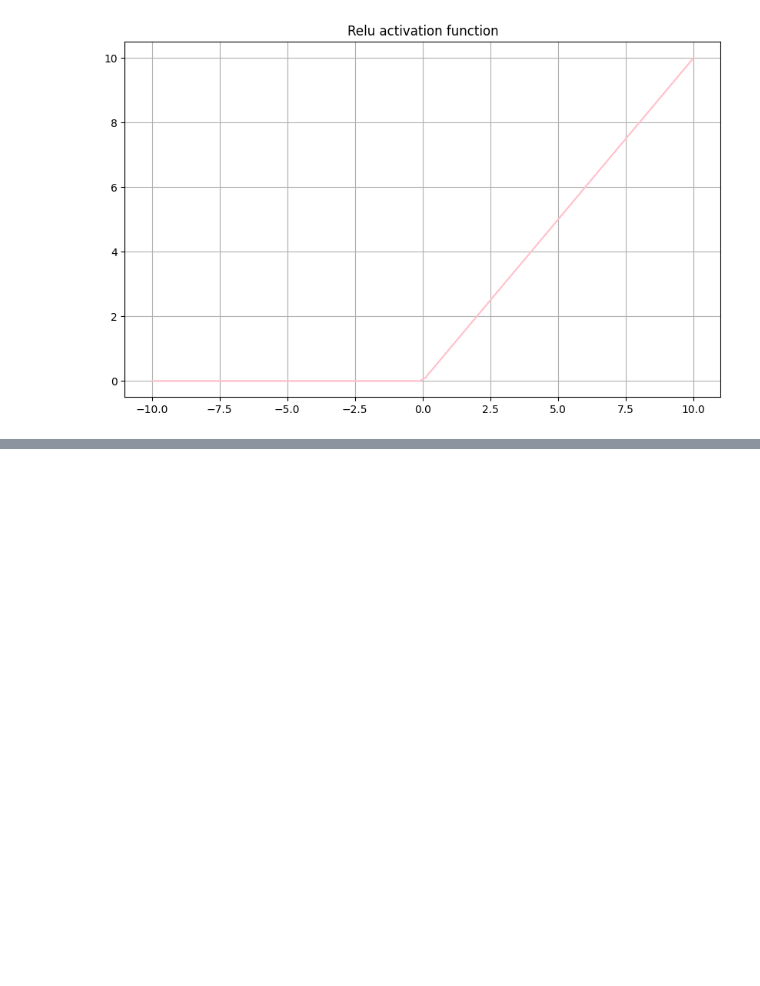
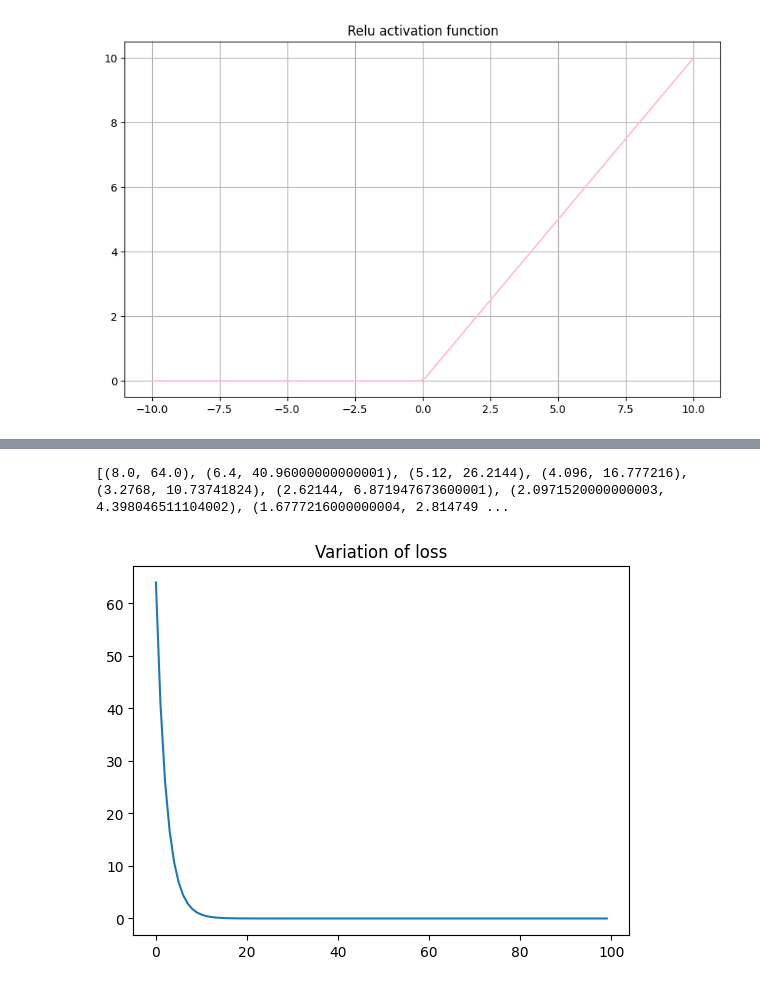
Before and after one commit to sevenweeks-07/NLP, a Jupyter notebook: deep_neural_nets.ipynb, the cells around one changed output, grey strips where cells are left out. Cells and saved outputs as stored; diff of their text form; code cells hidden in the pictures; blank space fills up the shorter version.

```diff
--- a/deep_neural_nets.ipynb
+++ b/deep_neural_nets.ipynb
@@ -80 +80,37 @@ Text(0.5, 1.0, 'Softmax activation function')
 [figure]
+# %%
+def loss_function(x):
+    return x**2
+
+def gradient(x):
+    return 2*x
+# %%
+def gradient_descent(w0,alpha,n):
+    w=w0
+    history=[]
+    for i in range(n):
+        w=w-2*w*alpha
+        loss_val=loss_function(w)
+        history.append((w,loss_val))
+
+    return history
+# %%
+w0=10
+alpha=0.1
+n=100
+
+history=gradient_descent(w0,alpha,n)
+# %%
+print(history)
+# %% [output]
+[(8.0, 64.0), (6.4, 40.96000000000001), (5.12, 26.2144), (4.096, 16.777216), (3.2768, 10.73741824), (2.62144, 6.871947673600001), (2.0971520000000003, 4.398046511104002), (1.6777216000000004, 2.814749 ...
+# %%
+new=[]
+for i in history:
+    new.append(i[1])
+
+plt.plot(new)
+plt.title("Variation of loss")
+plt.show()
+# %% [output]
+[figure, added]
```
Also changed, not shown: parts of 2 cells of this notebook.
